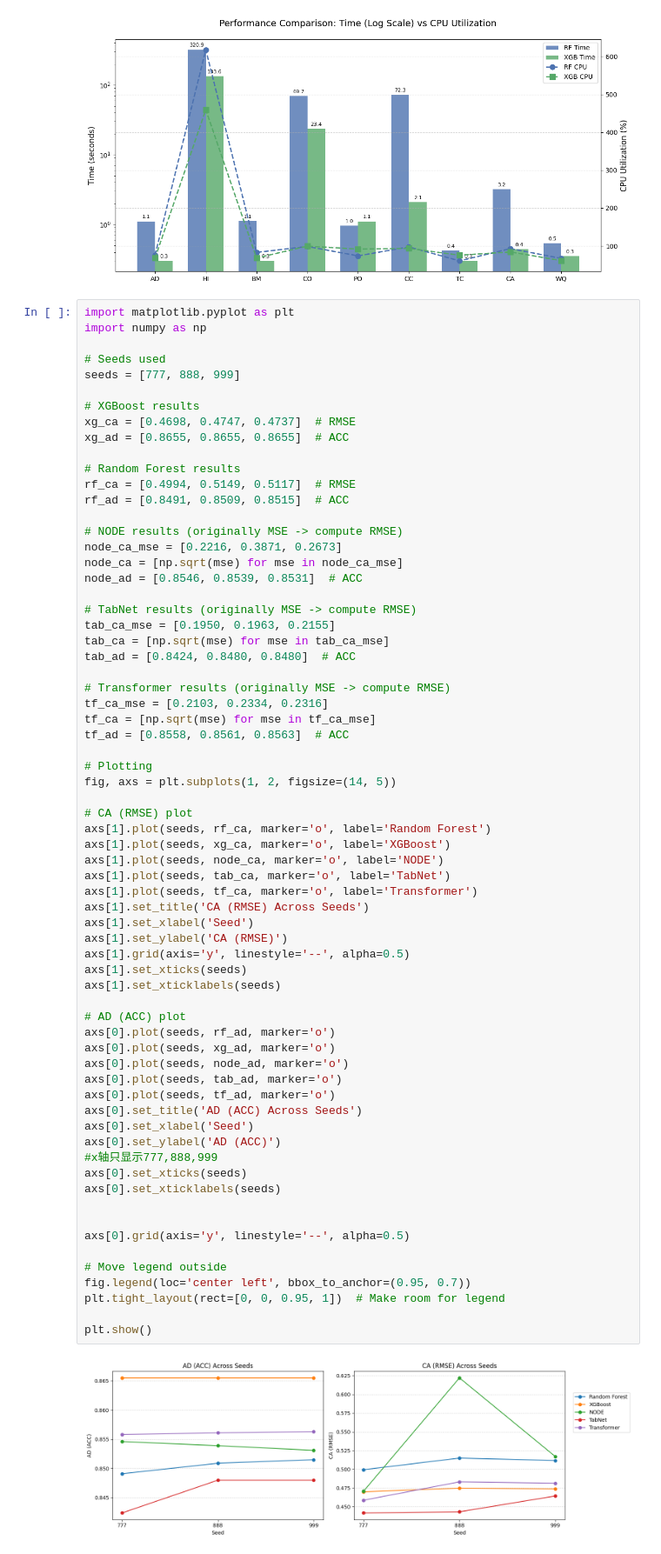
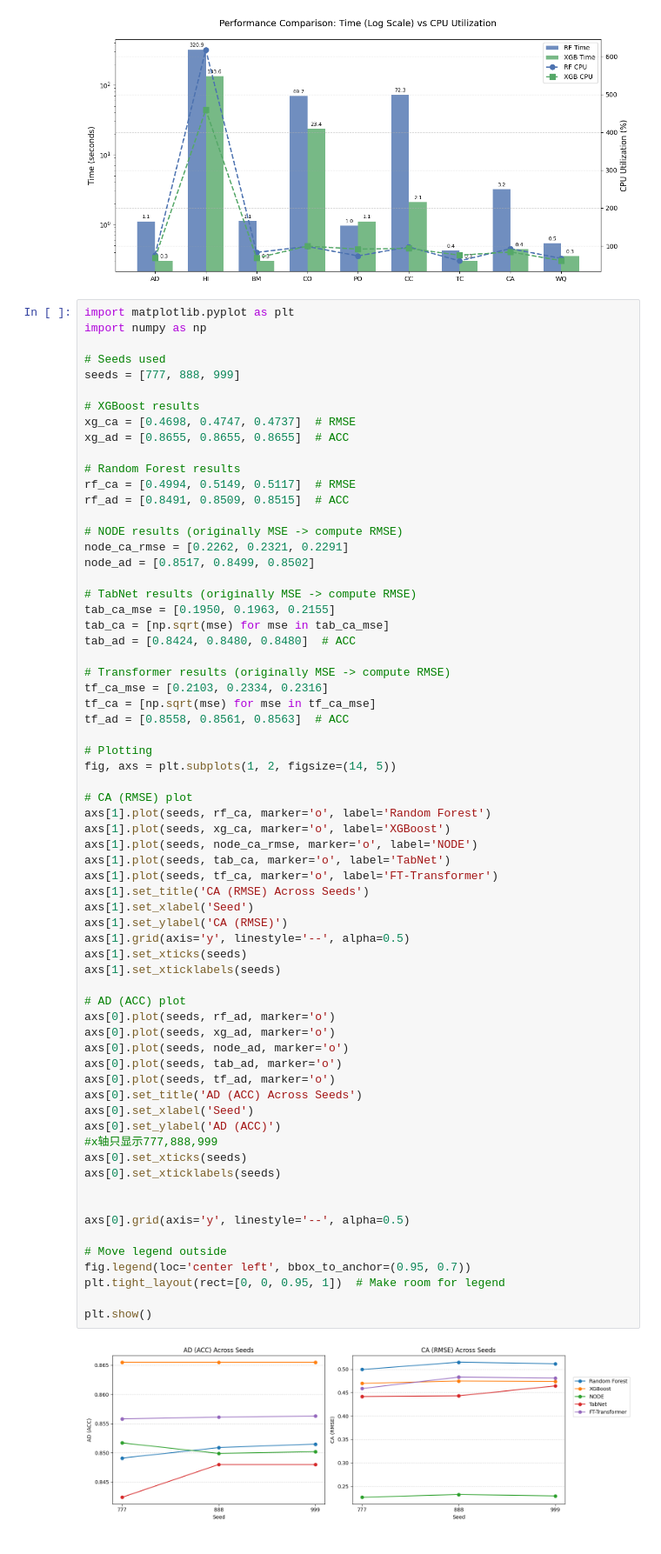
Before and after one commit to Darry320/CrazyThursday-DSS5104, a Jupyter notebook: plot.ipynb, the cells around one changed output. Shown at 87% size. Drawn from its saved outputs; the diff is of its cells as text.

Commit message:
Visualizations and interpretability analysis

```diff
--- a/plot.ipynb
+++ b/plot.ipynb
@@ -103,9 +103,8 @@ rf_ca = [0.4994, 0.5149, 0.5117]  # RMSE
 rf_ad = [0.8491, 0.8509, 0.8515]  # ACC
 
 # NODE results (originally MSE -> compute RMSE)
-node_ca_mse = [0.2216, 0.3871, 0.2673]
-node_ca = [np.sqrt(mse) for mse in node_ca_mse]
-node_ad = [0.8546, 0.8539, 0.8531]  # ACC
+node_ca_rmse = [0.2262, 0.2321, 0.2291]
+node_ad = [0.8517, 0.8499, 0.8502]
 
 # TabNet results (originally MSE -> compute RMSE)
 tab_ca_mse = [0.1950, 0.1963, 0.2155]
@@ -123,36 +122,36 @@ fig, axs = plt.subplots(1, 2, figsize=(14, 5))
 # CA (RMSE) plot
 axs[1].plot(seeds, rf_ca, marker='o', label='Random Forest')
 axs[1].plot(seeds, xg_ca, marker='o', label='XGBoost')
-axs[1].plot(seeds, node_ca, marker='o', label='NODE')
+axs[1].plot(seeds, node_ca_rmse, marker='o', label='NODE')
 axs[1].plot(seeds, tab_ca, marker='o', label='TabNet')
-axs[1].plot(seeds, tf_ca, marker='o', label='Transformer')
+axs[1].plot(seeds, tf_ca, marker='o', label='FT-Transformer')
 axs[1].set_title('CA (RMSE) Across Seeds')
 axs[1].set_xlabel('Seed')
 axs[1].set_ylabel('CA (RMSE)')
 axs[1].grid(axis='y', linestyle='--', alpha=0.5)
 axs[1].set_xticks(seeds)
 axs[1].set_xticklabels(seeds)
 
 # AD (ACC) plot
 axs[0].plot(seeds, rf_ad, marker='o')
 axs[0].plot(seeds, xg_ad, marker='o')
 axs[0].plot(seeds, node_ad, marker='o')
 axs[0].plot(seeds, tab_ad, marker='o')
 axs[0].plot(seeds, tf_ad, marker='o')
 axs[0].set_title('AD (ACC) Across Seeds')
 axs[0].set_xlabel('Seed')
 axs[0].set_ylabel('AD (ACC)')
 #x轴只显示777,888,999
 axs[0].set_xticks(seeds)
 axs[0].set_xticklabels(seeds)
 
 
 axs[0].grid(axis='y', linestyle='--', alpha=0.5)
 
 # Move legend outside
 fig.legend(loc='center left', bbox_to_anchor=(0.95, 0.7))
 plt.tight_layout(rect=[0, 0, 0.95, 1])  # Make room for legend
 
 plt.show()
 # %% [output]
-[figure, old version]
+[figure, new version]
```
Also changed, not shown: parts of 1 cell of this notebook.
